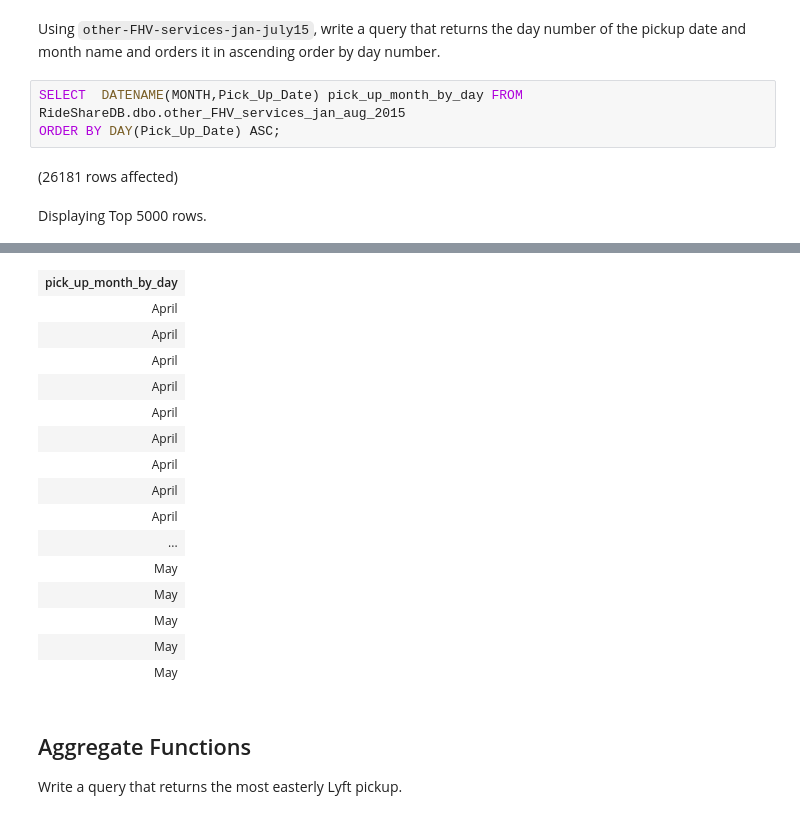
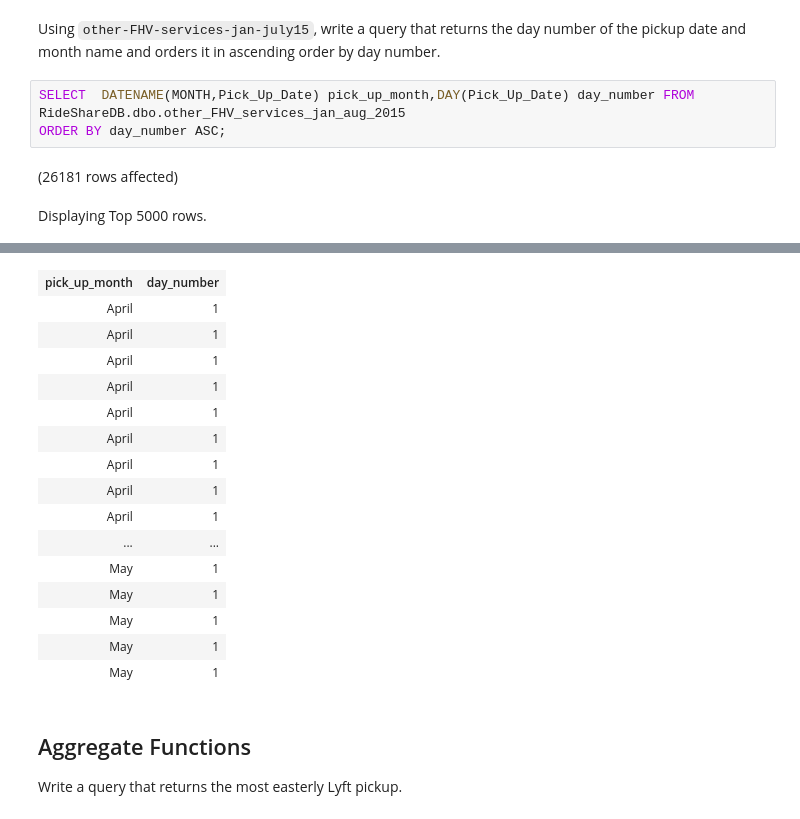
Before and after one commit to LaunchCodeEducation/sql-part2-exercises, a Jupyter notebook: sql-part2.ipynb, the cells around one changed output, grey strips where cells are left out. Saved outputs shown, nothing was run; the diff lists cells and outputs as text.

```diff
--- a/sql-part2.ipynb
+++ b/sql-part2.ipynb
@@ -67,8 +68,8 @@ Total execution time: 00:00:00.404
 # %% [markdown]
 Using `other-FHV-services-jan-july15`, write a query that returns the day number of the pickup date and month name and orders it in ascending order by day number.
 # %%
-SELECT  DATENAME(MONTH,Pick_Up_Date) pick_up_month_by_day FROM RideShareDB.dbo.other_FHV_services_jan_aug_2015
-ORDER BY DAY(Pick_Up_Date) ASC;
+SELECT  DATENAME(MONTH,Pick_Up_Date) pick_up_month,DAY(Pick_Up_Date) day_number FROM RideShareDB.dbo.other_FHV_services_jan_aug_2015
+ORDER BY day_number ASC;
 # %% [output]
 (26181 rows affected)
 Displaying Top 5000 rows.
@@ -76,19 +77,19 @@ Total execution time: 00:00:00.327
-| pick_up_month_by_day |
-| April |
-| April |
-| April |
-| April |
-| April |
-| April |
-| April |
-| April |
-| April |
-| ... |
-| May |
-| May |
-| May |
-| May |
-| May |
+| pick_up_month | day_number |
+| April | 1 |
+| April | 1 |
+| April | 1 |
+| April | 1 |
+| April | 1 |
+| April | 1 |
+| April | 1 |
+| April | 1 |
+| April | 1 |
+| ... | ... |
+| May | 1 |
+| May | 1 |
+| May | 1 |
+| May | 1 |
+| May | 1 |
 # %% [markdown]
 ## Aggregate Functions
 
```
Also changed, not shown: parts of 3 cells of this notebook.
